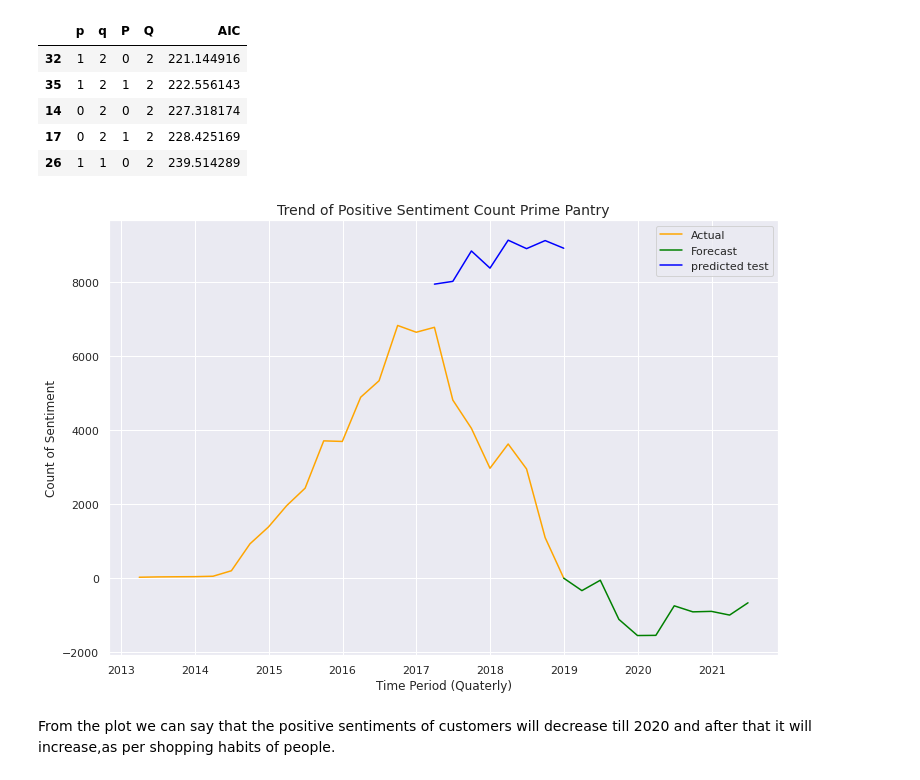
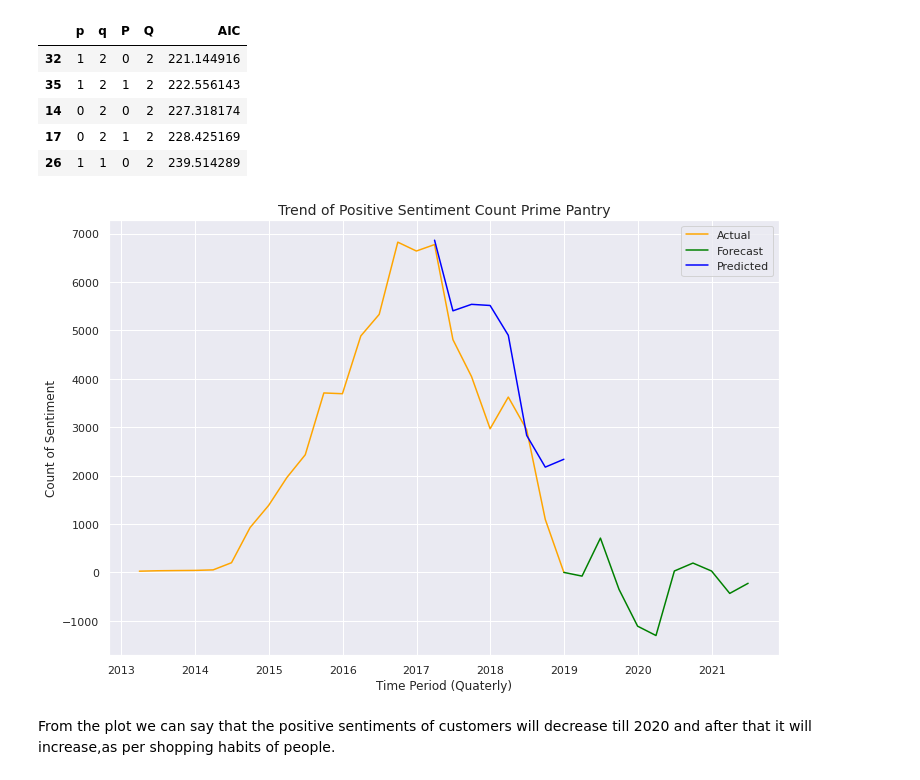
Before and after one commit to subhranilmondal/subhranilmondal, a Jupyter notebook: Capstone Project- Amazon customer review analysis/Project_Time_Series.ipynb, the cells around one changed output. Drawn from its saved outputs; the diff is of its cells as text; code cells hidden in the pictures.

```diff
--- a/Capstone Project- Amazon customer review analysis/Project_Time_Series.ipynb
+++ b/Capstone Project- Amazon customer review analysis/Project_Time_Series.ipynb
@@ -89,5 +89,7 @@ Negative=pantry_dff['Negative'][27:]
 #seeing plot of Analysis Column
 for i in [Positive,Neutral,Negative]:
   i.plot(figsize=(20,9))
+  plt.xlabel('Time Period (Quaterly)')
+  plt.ylabel('Count of Sentiments')
   plt.legend();
 # %% [output]
@@ -223,25 +228,34 @@ df.sort_values(by='AIC',ascending=True).head()
 | 26 | 1 | 1 | 0 | 2 | 239.514289 |
 # %%
 # defining the model for Time series analysis plot
-def TSAplots(data=Positive,train=train_pos,p=1,d=0,q=2,P=0,Q=2,D=0,title="Trend of Positive Sentiment Count Prime Pantry"):
+def TSAplots(data=Positive,train=train_pos,test=test_pos,p=1,d=0,q=2,P=0,Q=2,D=0,title="Trend of Positive Sentiment Count Prime Pantry"):
     global m2_pos
     m2_pos=SARIMAX(train,order=(p,d,q),seasonal_order=(P,D,Q,4)).fit()
-    f2_pos=m2_pos.predict(len(train),len(data)-1)
+    f2_pos=m2_pos.forecast(len(test))
     new_model_pos=SARIMAX(data,order=(p,d,q),seasonal_order=(P,D,Q,4)).fit()
     fc_pos=new_model_pos.forecast(10)
     plt.subplots(figsize=(12,8))
     plt.plot(data,color='orange',label='Actual')
     plt.plot(fc_pos.combine_first(data[:-2:-1]),color='green',label='Forecast') #Combine two DataFrame objects by filling null values in one DataFrame with non-null
-    plt.plot(f2_pos,color='blue',label='predicted test')                        #values from other DataFrame
+    plt.plot(f2_pos,color='blue',label='Predicted')                        #values from other DataFrame
     plt.title(title,fontsize=14)
     plt.xlabel('Time Period (Quaterly)',fontsize=12)
     plt.ylabel('Count of Sentiment',fontsize=12)
     plt.legend(loc='left')
+    # actual=[]
+    # pred  =[]
+
+    # for i in range(len(f2_pos)):
+    #  actual.append(test[i])
+    #  pred.append(f2_pos[i])
+    # df_resd=pd.DataFrame({'Actual':actual,'Prediction':pred})
+    # df_resd['Error']=df_resd.Actual - df_resd.Prediction
+    # df_resd.Error.plot()
 # %%
 # Time Series Analysis plot for Actual,Predicted and Forecast
-TSAplots(data=Positive,train=train_pos,p=1,d=0,q=2,P=0,Q=2,D=0,title="Trend of Positive Sentiment Count Prime Pantry")
+TSAplots(data=Positive,train=train_pos,test=test_pos,p=0,d=0,q=2,P=0,Q=2,D=0,title="Trend of Positive Sentiment Count Prime Pantry")
 # %% [output]
-[figure, old version]
+[figure, new version]
 # %% [markdown]
 From the plot we can say that the positive sentiments of customers will decrease till 2020 and after that it will increase,as per shopping habits of people.
 # %%
```
Also changed, not shown: parts of 12 cells of this notebook, 1 other file.
